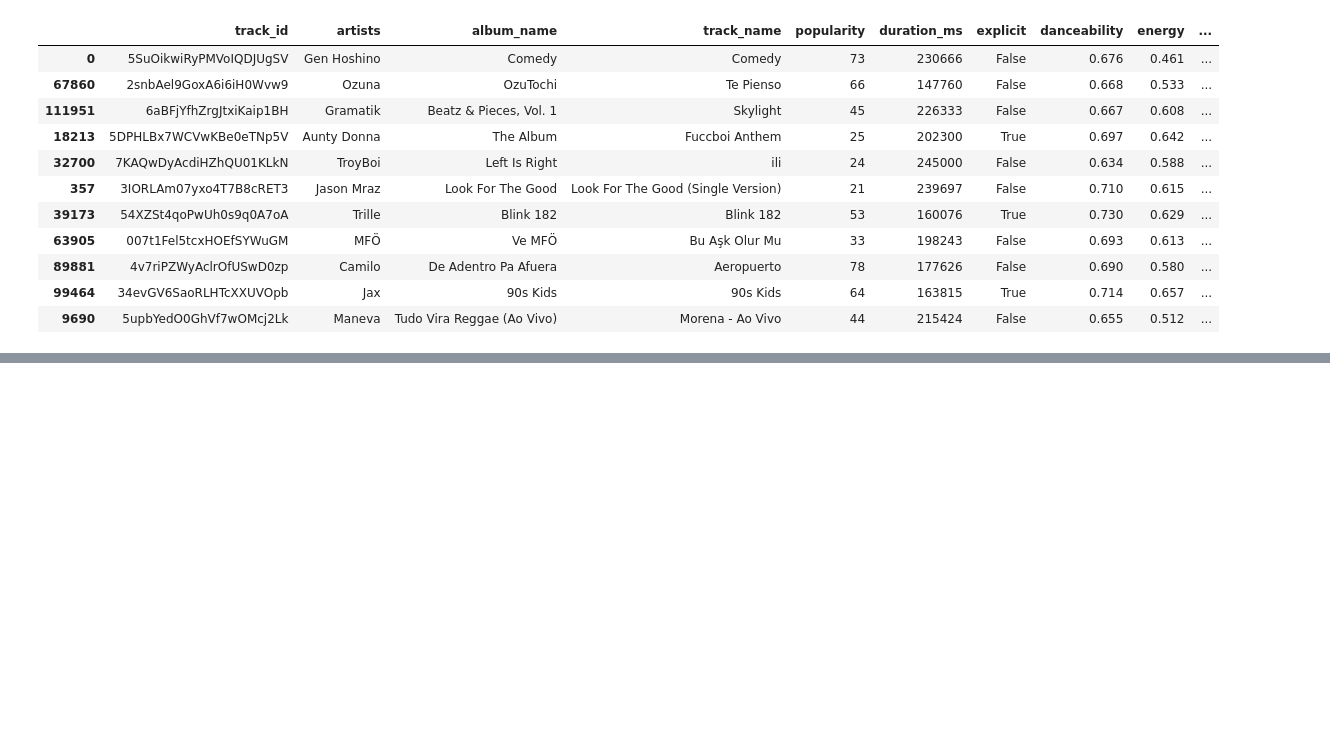
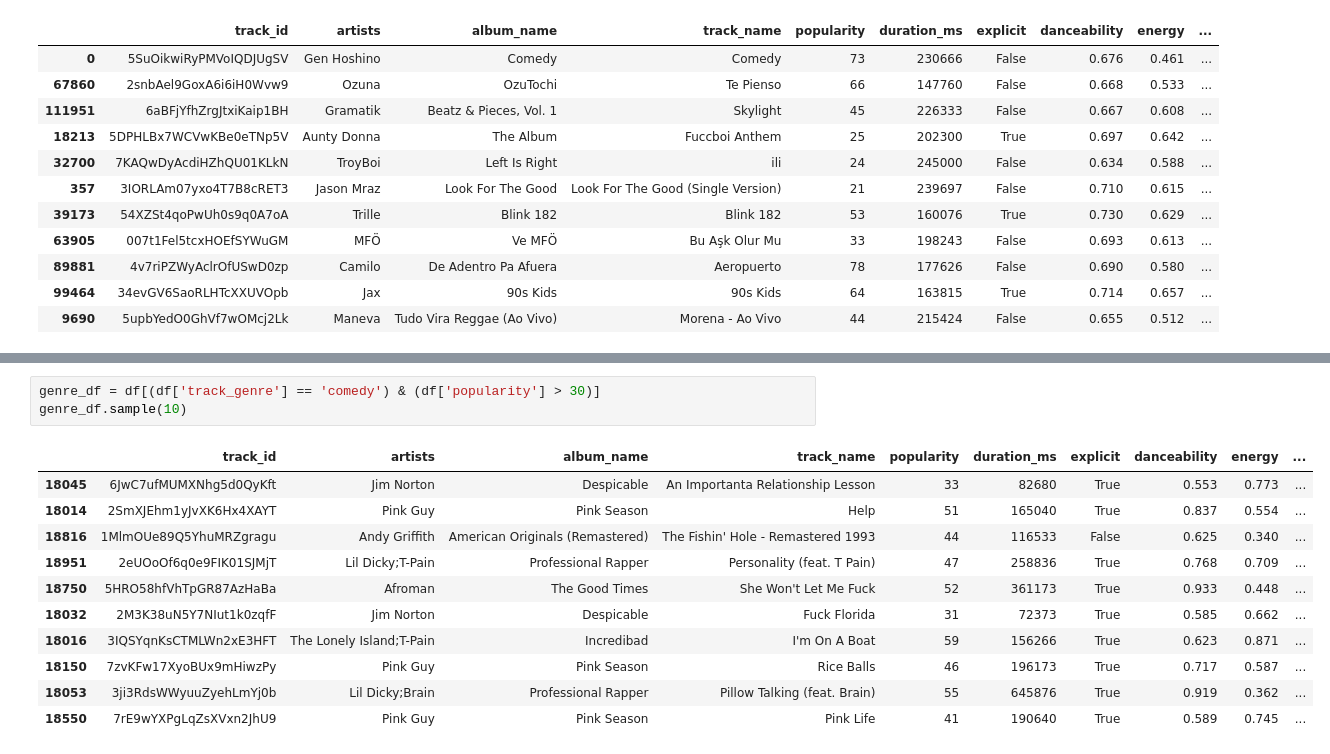
Before and after one commit to cygnuxxs/mrd_server, a Jupyter notebook: rough.ipynb, the cells around one changed output, grey strips where cells are left out. Saved outputs shown, nothing was run; the diff lists cells and outputs as text; blank space fills up the shorter version.

Commit message:
Add Genre

```diff
--- a/rough.ipynb
+++ b/rough.ipynb
@@ -84,0 +100,15 @@ recommended_songs
+# %%
+genre_df = df[(df['track_genre'] == 'comedy') & (df['popularity'] > 30)]
+genre_df.sample(10)
+# %% [output]
+|  | track_id | artists | album_name | track_name | popularity | duration_ms | explicit | danceability | energy | ... |
+| 18045 | 6JwC7ufMUMXNhg5d0QyKft | Jim Norton | Despicable | An Importanta Relationship Lesson | 33 | 82680 | True | 0.553 | 0.773 | ... |
+| 18014 | 2SmXJEhm1yJvXK6Hx4XAYT | Pink Guy | Pink Season | Help | 51 | 165040 | True | 0.837 | 0.554 | ... |
+| 18816 | 1MlmOUe89Q5YhuMRZgragu | Andy Griffith | American Originals (Remastered) | The Fishin' Hole - Remastered 1993 | 44 | 116533 | False | 0.625 | 0.340 | ... |
+| 18951 | 2eUOoOf6q0e9FIK01SJMjT | Lil Dicky;T-Pain | Professional Rapper | Personality (feat. T Pain) | 47 | 258836 | True | 0.768 | 0.709 | ... |
+| 18750 | 5HRO58hfVhTpGR87AzHaBa | Afroman | The Good Times | She Won't Let Me Fuck | 52 | 361173 | True | 0.933 | 0.448 | ... |
+| 18032 | 2M3K38uN5Y7NIut1k0zqfF | Jim Norton | Despicable | Fuck Florida | 31 | 72373 | True | 0.585 | 0.662 | ... |
+| 18016 | 3IQSYqnKsCTMLWn2xE3HFT | The Lonely Island;T-Pain | Incredibad | I'm On A Boat | 59 | 156266 | True | 0.623 | 0.871 | ... |
+| 18150 | 7zvKFw17XyoBUx9mHiwzPy | Pink Guy | Pink Season | Rice Balls | 46 | 196173 | True | 0.717 | 0.587 | ... |
+| 18053 | 3ji3RdsWWyuuZyehLmYj0b | Lil Dicky;Brain | Professional Rapper | Pillow Talking (feat. Brain) | 55 | 645876 | True | 0.919 | 0.362 | ... |
+| 18550 | 7rE9wYXPgLqZsXVxn2JhU9 | Pink Guy | Pink Season | Pink Life | 41 | 190640 | True | 0.589 | 0.745 | ... |
```
Also changed, not shown: parts of 2 cells of this notebook, 2 other files.
